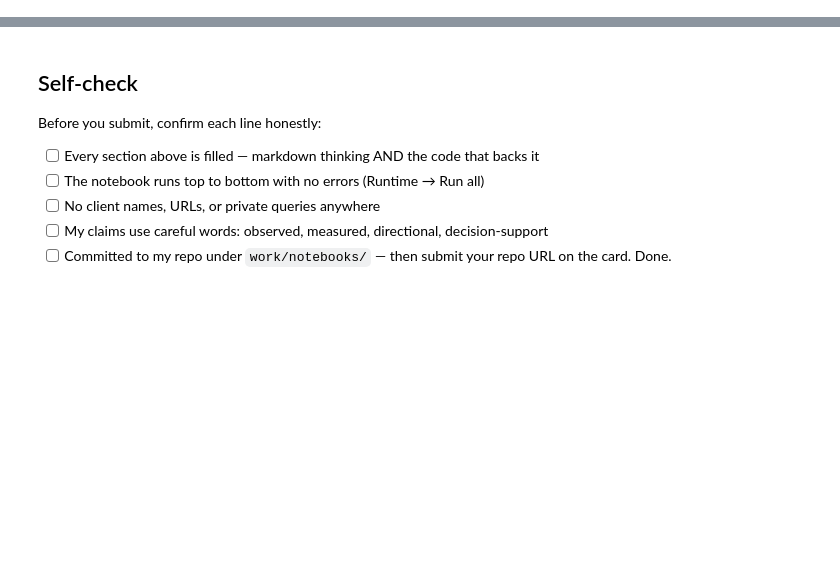
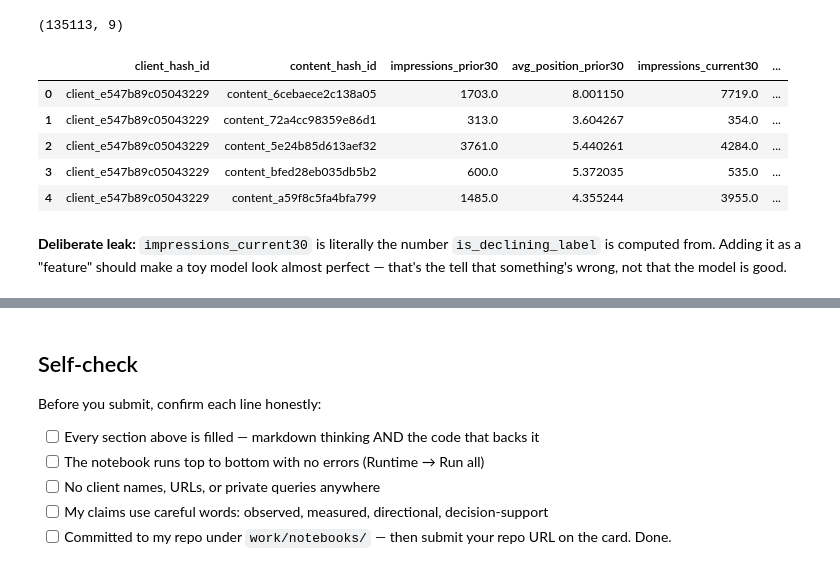
Before and after one commit to MohinaRustamova/flyrank-ml-internship, a Jupyter notebook: work/notebooks/w03_data_contract.ipynb, the cells around one changed output, grey strips where cells are left out. Saved outputs shown, nothing was run; the diff lists cells and outputs as text; code cells hidden in the pictures; blank space fills up the shorter version.

```diff
--- a/work/notebooks/w03_data_contract.ipynb
+++ b/work/notebooks/w03_data_contract.ipynb
@@ -33,0 +158,54 @@ This skeleton is yours to fill. Work the sections **in order** — each one has
+# %%
+DECISION_DATE = "2026-03-31"
+
+feature_frame = con.sql(f"""
+    WITH prior AS (
+        SELECT client_hash_id, content_hash_id,
+               SUM(gsc_impressions) AS impressions_prior30,
+               AVG(gsc_avg_position) AS avg_position_prior30
+        FROM {FACT}
+        WHERE report_date BETWEEN DATE '2026-01-31' AND DATE '2026-03-01'
+          AND gsc_data_available IS TRUE
+        GROUP BY client_hash_id, content_hash_id
+    ),
+    current AS (
+        SELECT client_hash_id, content_hash_id,
+               SUM(gsc_impressions) AS impressions_current30
+        FROM {FACT}
+        WHERE report_date BETWEEN DATE '2026-03-02' AND DATE '2026-03-31'
+          AND gsc_data_available IS TRUE
+        GROUP BY client_hash_id, content_hash_id
+    )
+    SELECT p.client_hash_id, p.content_hash_id,
+           p.impressions_prior30, p.avg_position_prior30,
+           c.impressions_current30,
+           CASE WHEN c.impressions_current30 < p.impressions_prior30 * 0.8
+                THEN 1 ELSE 0 END AS is_declining_label
+    FROM prior p
+    JOIN current c USING (client_hash_id, content_hash_id)
+    WHERE p.impressions_prior30 > 0
+""").df()
+
+feats = con.sql(f"""
+    SELECT content_hash_id, content_type, word_count,
+           DATE_DIFF('day', content_created_date, DATE '{DECISION_DATE}') AS content_age_days
+    FROM {DIMC}
+    WHERE is_published IS TRUE AND is_deleted IS FALSE
+""").df()
+
+feature_frame = feature_frame.merge(feats, on="content_hash_id", how="left")
+print(feature_frame.shape)
+feature_frame.head()
+# %% [output]
+(135113, 9)
+|  | client_hash_id | content_hash_id | impressions_prior30 | avg_position_prior30 | impressions_current30 | ... |
+| 0 | client_e547b89c05043229 | content_6cebaece2c138a05 | 1703.0 | 8.001150 | 7719.0 | ... |
+| 1 | client_e547b89c05043229 | content_72a4cc98359e86d1 | 313.0 | 3.604267 | 354.0 | ... |
+| 2 | client_e547b89c05043229 | content_5e24b85d613aef32 | 3761.0 | 5.440261 | 4284.0 | ... |
+| 3 | client_e547b89c05043229 | content_bfed28eb035db5b2 | 600.0 | 5.372035 | 535.0 | ... |
+| 4 | client_e547b89c05043229 | content_a59f8c5fa4bfa799 | 1485.0 | 4.355244 | 3955.0 | ... |
+# %% [markdown]
+**Deliberate leak:** `impressions_current30` is literally the number
+`is_declining_label` is computed from. Adding it as a "feature" should
+make a toy model look almost perfect — that's the tell that something's
+wrong, not that the model is good.
```
Also changed, not shown: parts of 15 cells of this notebook.
